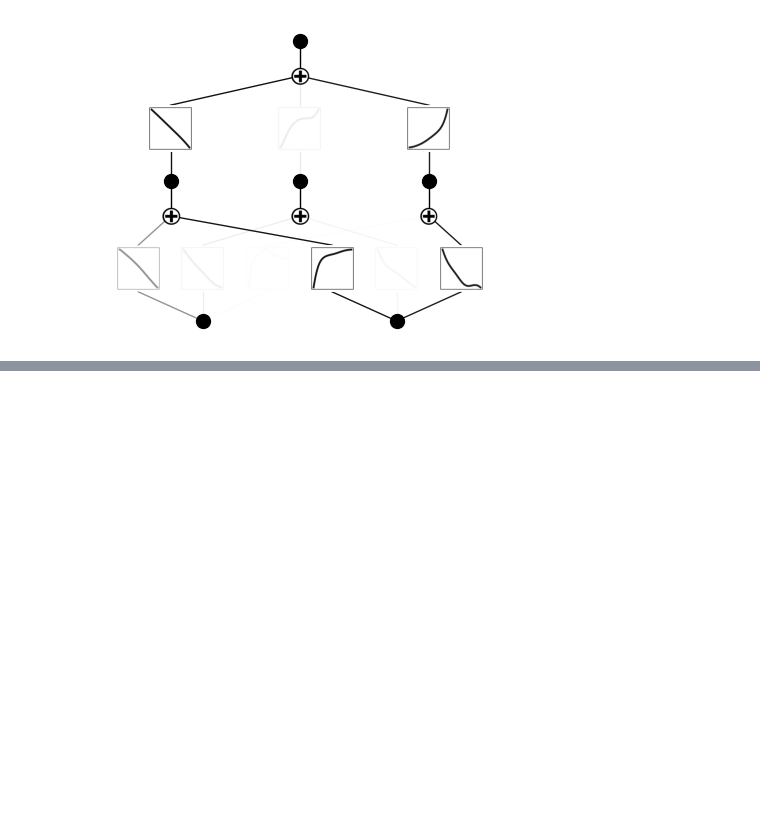
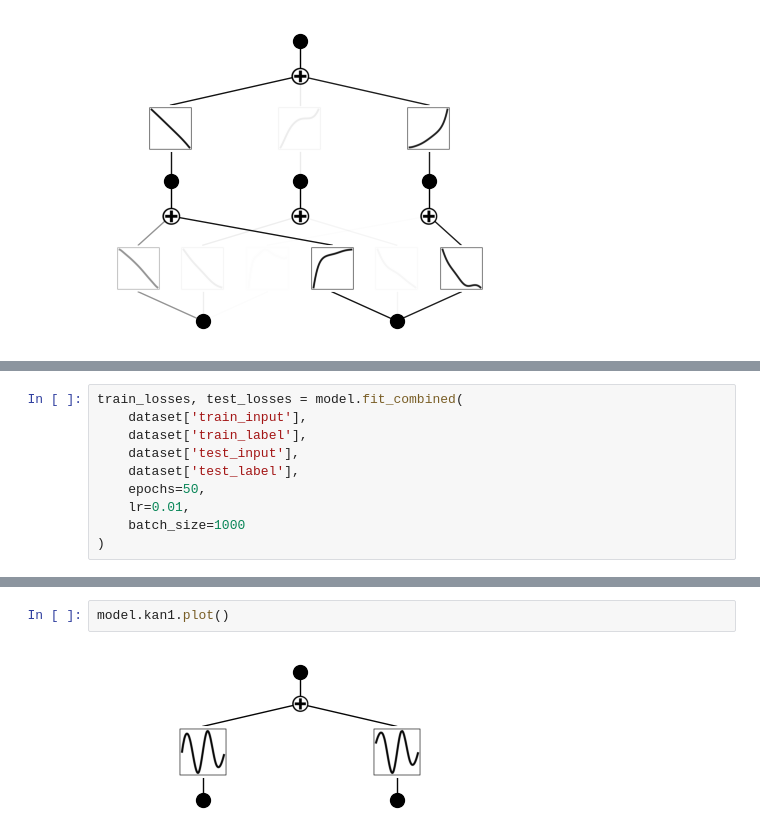
Before and after one commit to shdaig/NexusAriadne, a Jupyter notebook: kan_mlp.ipynb, the cells around one changed output, grey strips where cells are left out. Drawn from its saved outputs; the diff is of its cells as text; blank space fills up the shorter version.

```diff
--- a/kan_mlp.ipynb
+++ b/kan_mlp.ipynb
@@ -834,0 +929,10 @@ class KANWithFC(nn.Module):
+# %%
+train_losses, test_losses = model.fit_combined(
+    dataset['train_input'],
+    dataset['train_label'],
+    dataset['test_input'],
+    dataset['test_label'],
+    epochs=50,
+    lr=0.01,
+    batch_size=1000
+)
@@ -834,0 +945,4 @@ class KANWithFC(nn.Module):
+# %%
+model.kan1.plot()
+# %% [output]
+[figure, added]
```
Also changed, not shown: parts of 31 cells of this notebook.
